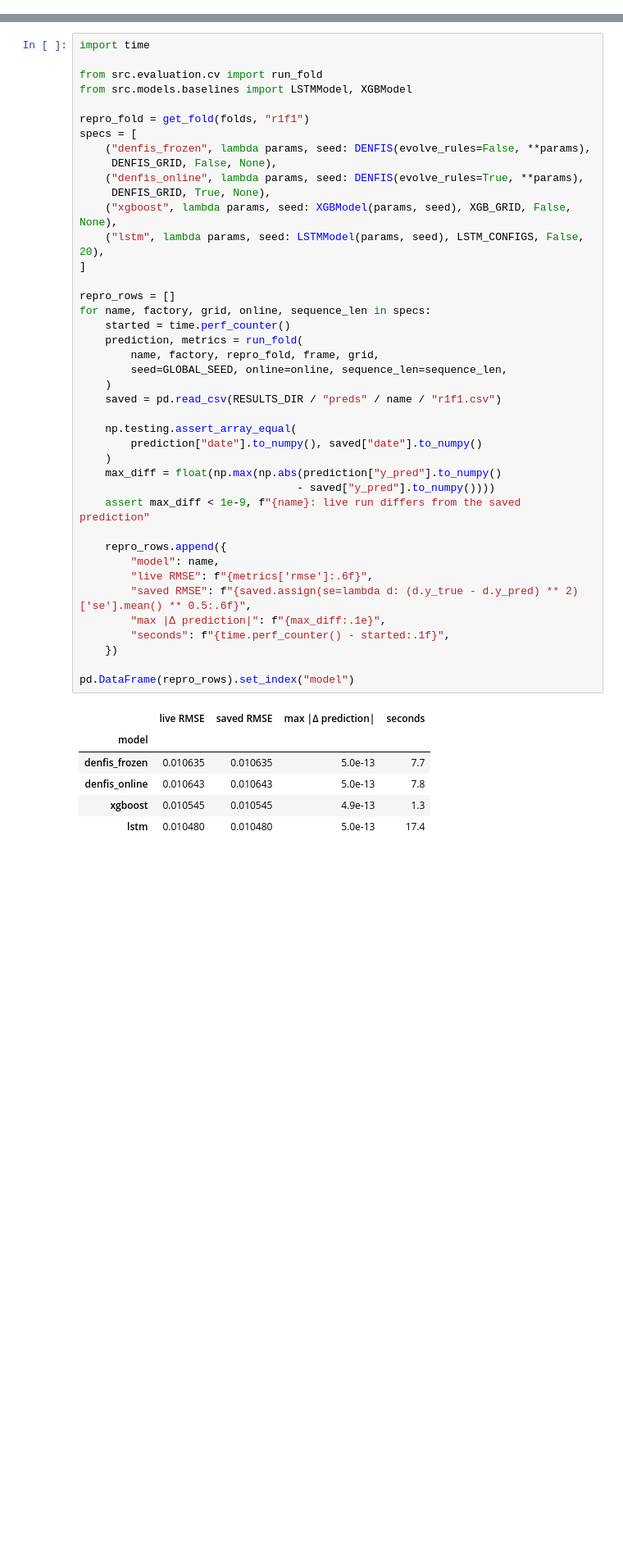
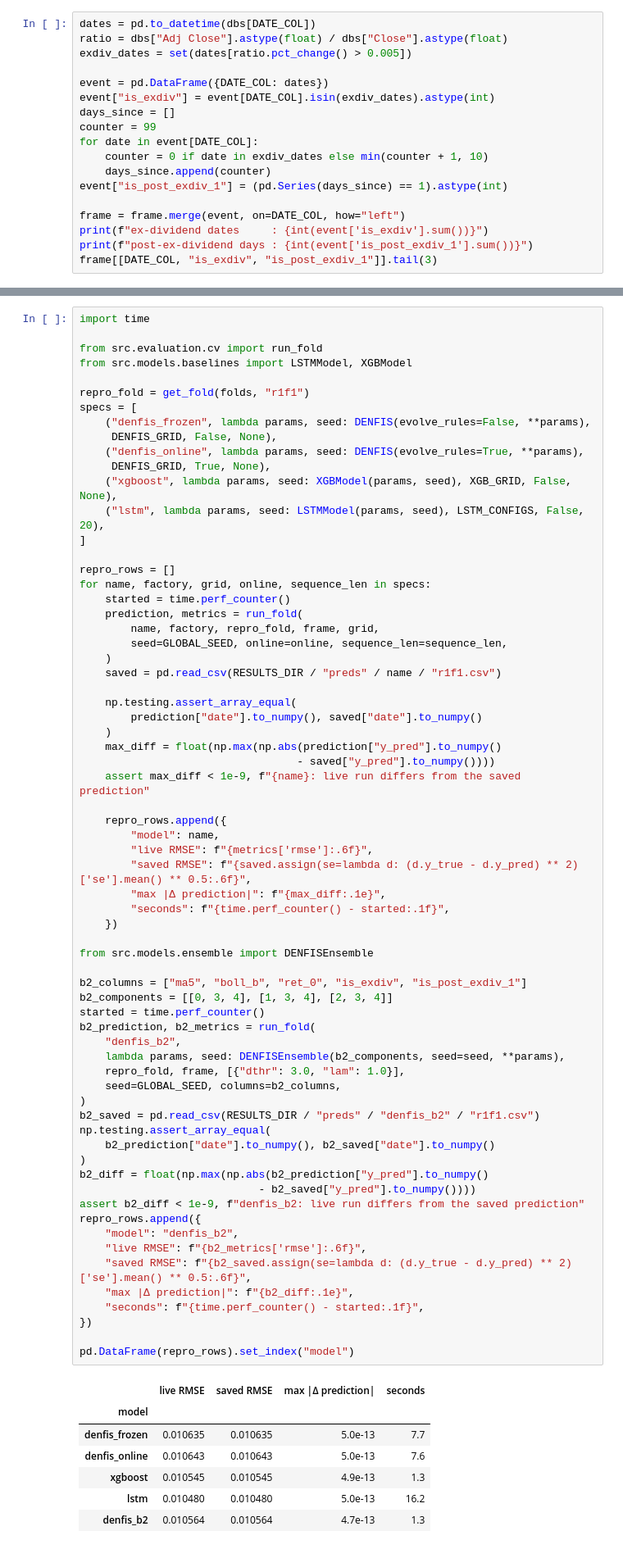
Before and after one commit to HJY20224001049/ai6124-dbs-denfis, a Jupyter notebook: writing/AI6124_Project_Group18_HuJunyu_LinJingzhao.ipynb, the cells around one changed output, grey strips where cells are left out. Shown at 82% size. Cells and saved outputs as stored; diff of their text form; blank space fills up the shorter version.

```diff
--- a/writing/AI6124_Project_Group18_HuJunyu_LinJingzhao.ipynb
+++ b/writing/AI6124_Project_Group18_HuJunyu_LinJingzhao.ipynb
@@ -288,0 +300,18 @@ date span of features : 2010-03-31 → 2026-10-29
+# %%
+dates = pd.to_datetime(dbs[DATE_COL])
+ratio = dbs["Adj Close"].astype(float) / dbs["Close"].astype(float)
+exdiv_dates = set(dates[ratio.pct_change() > 0.005])
+
+event = pd.DataFrame({DATE_COL: dates})
+event["is_exdiv"] = event[DATE_COL].isin(exdiv_dates).astype(int)
+days_since = []
+counter = 99
+for date in event[DATE_COL]:
+    counter = 0 if date in exdiv_dates else min(counter + 1, 10)
+    days_since.append(counter)
+event["is_post_exdiv_1"] = (pd.Series(days_since) == 1).astype(int)
+
+frame = frame.merge(event, on=DATE_COL, how="left")
+print(f"ex-dividend dates     : {int(event['is_exdiv'].sum())}")
+print(f"post-ex-dividend days : {int(event['is_post_exdiv_1'].sum())}")
+frame[[DATE_COL, "is_exdiv", "is_post_exdiv_1"]].tail(3)
@@ -1118,36 +1259,63 @@ specs = [
 
 repro_rows = []
 for name, factory, grid, online, sequence_len in specs:
     started = time.perf_counter()
     prediction, metrics = run_fold(
         name, factory, repro_fold, frame, grid,
         seed=GLOBAL_SEED, online=online, sequence_len=sequence_len,
     )
     saved = pd.read_csv(RESULTS_DIR / "preds" / name / "r1f1.csv")
 
     np.testing.assert_array_equal(
         prediction["date"].to_numpy(), saved["date"].to_numpy()
     )
     max_diff = float(np.max(np.abs(prediction["y_pred"].to_numpy()
                                   - saved["y_pred"].to_numpy())))
     assert max_diff < 1e-9, f"{name}: live run differs from the saved prediction"
 
     repro_rows.append({
         "model": name,
         "live RMSE": f"{metrics['rmse']:.6f}",
         "saved RMSE": f"{saved.assign(se=lambda d: (d.y_true - d.y_pred) ** 2)['se'].mean() ** 0.5:.6f}",
         "max |Δ prediction|": f"{max_diff:.1e}",
         "seconds": f"{time.perf_counter() - started:.1f}",
     })
 
+from src.models.ensemble import DENFISEnsemble
+
+b2_columns = ["ma5", "boll_b", "ret_0", "is_exdiv", "is_post_exdiv_1"]
+b2_components = [[0, 3, 4], [1, 3, 4], [2, 3, 4]]
+started = time.perf_counter()
+b2_prediction, b2_metrics = run_fold(
+    "denfis_b2",
+    lambda params, seed: DENFISEnsemble(b2_components, seed=seed, **params),
+    repro_fold, frame, [{"dthr": 3.0, "lam": 1.0}],
+    seed=GLOBAL_SEED, columns=b2_columns,
+)
+b2_saved = pd.read_csv(RESULTS_DIR / "preds" / "denfis_b2" / "r1f1.csv")
+np.testing.assert_array_equal(
+    b2_prediction["date"].to_numpy(), b2_saved["date"].to_numpy()
+)
+b2_diff = float(np.max(np.abs(b2_prediction["y_pred"].to_numpy()
+                            - b2_saved["y_pred"].to_numpy())))
+assert b2_diff < 1e-9, f"denfis_b2: live run differs from the saved prediction"
+repro_rows.append({
+    "model": "denfis_b2",
+    "live RMSE": f"{b2_metrics['rmse']:.6f}",
+    "saved RMSE": f"{b2_saved.assign(se=lambda d: (d.y_true - d.y_pred) ** 2)['se'].mean() ** 0.5:.6f}",
+    "max |Δ prediction|": f"{b2_diff:.1e}",
+    "seconds": f"{time.perf_counter() - started:.1f}",
+})
+
 pd.DataFrame(repro_rows).set_index("model")
 # %% [output]
 |  | live RMSE | saved RMSE | max |Δ prediction| | seconds |
 | model |  |  |  |  |
 | denfis_frozen | 0.010635 | 0.010635 | 5.0e-13 | 7.7 |
-| denfis_online | 0.010643 | 0.010643 | 5.0e-13 | 7.8 |
+| denfis_online | 0.010643 | 0.010643 | 5.0e-13 | 7.6 |
 | xgboost | 0.010545 | 0.010545 | 4.9e-13 | 1.3 |
-| lstm | 0.010480 | 0.010480 | 5.0e-13 | 17.4 |
+| lstm | 0.010480 | 0.010480 | 5.0e-13 | 16.2 |
+| denfis_b2 | 0.010564 | 0.010564 | 4.7e-13 | 1.3 |
 # %% [markdown]
 The maximum deviation is at the level of floating-point storage precision
 (`~1e-13`), so the committed predictions are reproducible from the committed code
```
Also changed, not shown: parts of 23 cells of this notebook, 7 other files.
